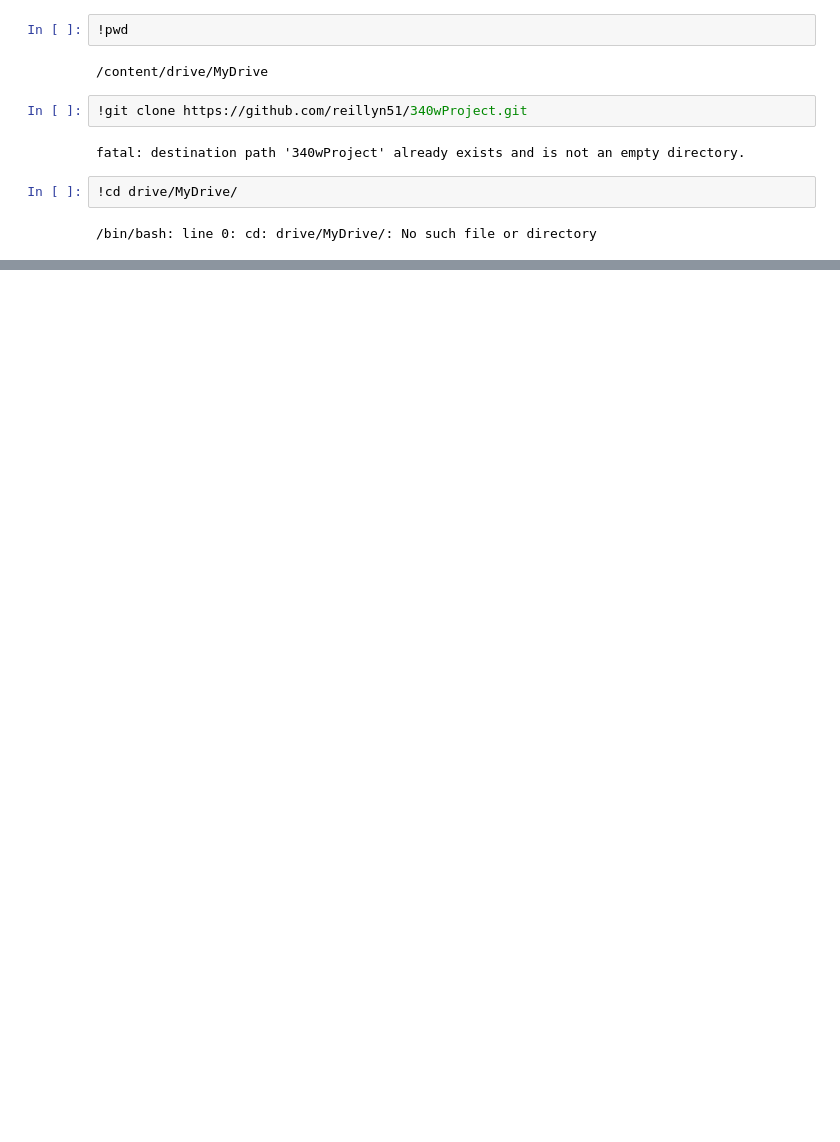
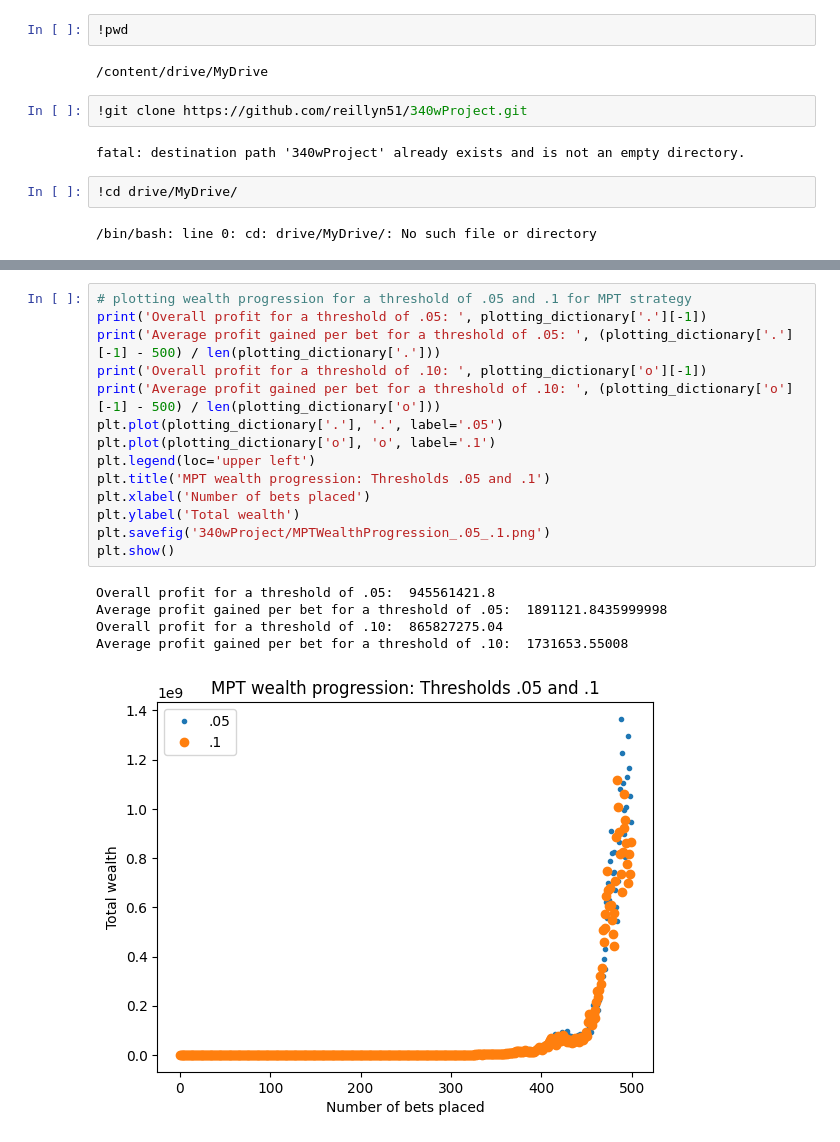
Before and after one commit to reillyn51/340wProject, a Jupyter notebook: DS340W_Modified_Implementation.ipynb, the cells around one changed output, grey strips where cells are left out. Saved outputs shown, nothing was run; the diff lists cells and outputs as text; blank space fills up the shorter version.

```diff
--- a/DS340W_Modified_Implementation.ipynb
+++ b/DS340W_Modified_Implementation.ipynb
@@ -211,3 +236,23 @@ plt.show()
+# %%
+# plotting wealth progression for a threshold of .05 and .1 for MPT strategy
+print('Overall profit for a threshold of .05: ', plotting_dictionary['.'][-1])
+print('Average profit gained per bet for a threshold of .05: ', (plotting_dictionary['.'][-1] - 500) / len(plotting_dictionary['.']))
+print('Overall profit for a threshold of .10: ', plotting_dictionary['o'][-1])
+print('Average profit gained per bet for a threshold of .10: ', (plotting_dictionary['o'][-1] - 500) / len(plotting_dictionary['o']))
+plt.plot(plotting_dictionary['.'], '.', label='.05')
+plt.plot(plotting_dictionary['o'], 'o', label='.1')
+plt.legend(loc='upper left')
+plt.title('MPT wealth progression: Thresholds .05 and .1')
+plt.xlabel('Number of bets placed')
+plt.ylabel('Total wealth')
+plt.savefig('340wProject/MPTWealthProgression_.05_.1.png')
+plt.show()
+# %% [output]
+Overall profit for a threshold of .05:  945561421.8
+Average profit gained per bet for a threshold of .05:  1891121.8435999998
+Overall profit for a threshold of .10:  865827275.04
+Average profit gained per bet for a threshold of .10:  1731653.55008
+[figure, added]
 # %%
 # Maximum kelly fractional criterion calculation
 subset['kelly_frac_max'] = np.where(subset['kelly_criterion_percent'] < 0.5, True, False) # outcome column
```
Also changed, not shown: parts of 20 cells of this notebook, 36 other files.
